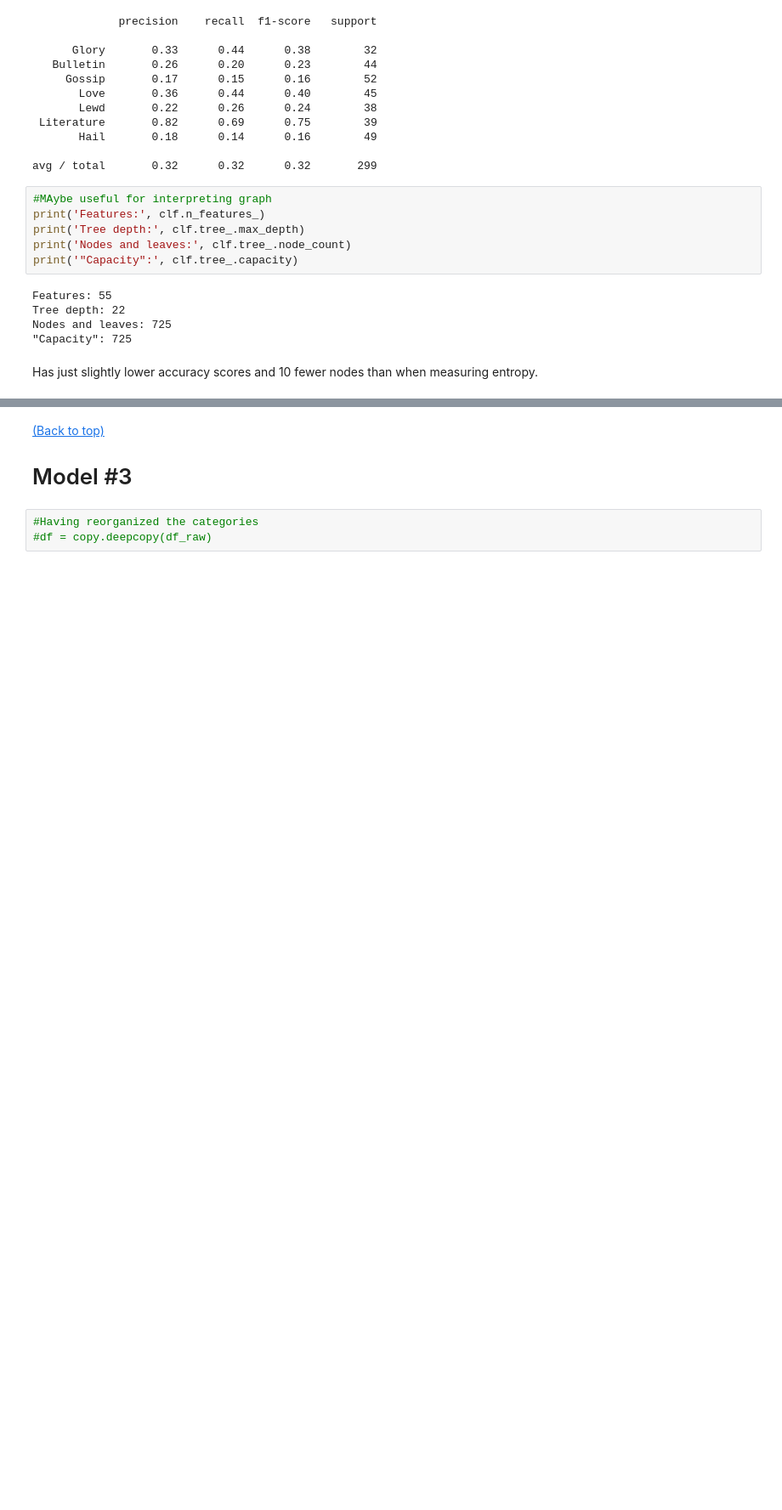
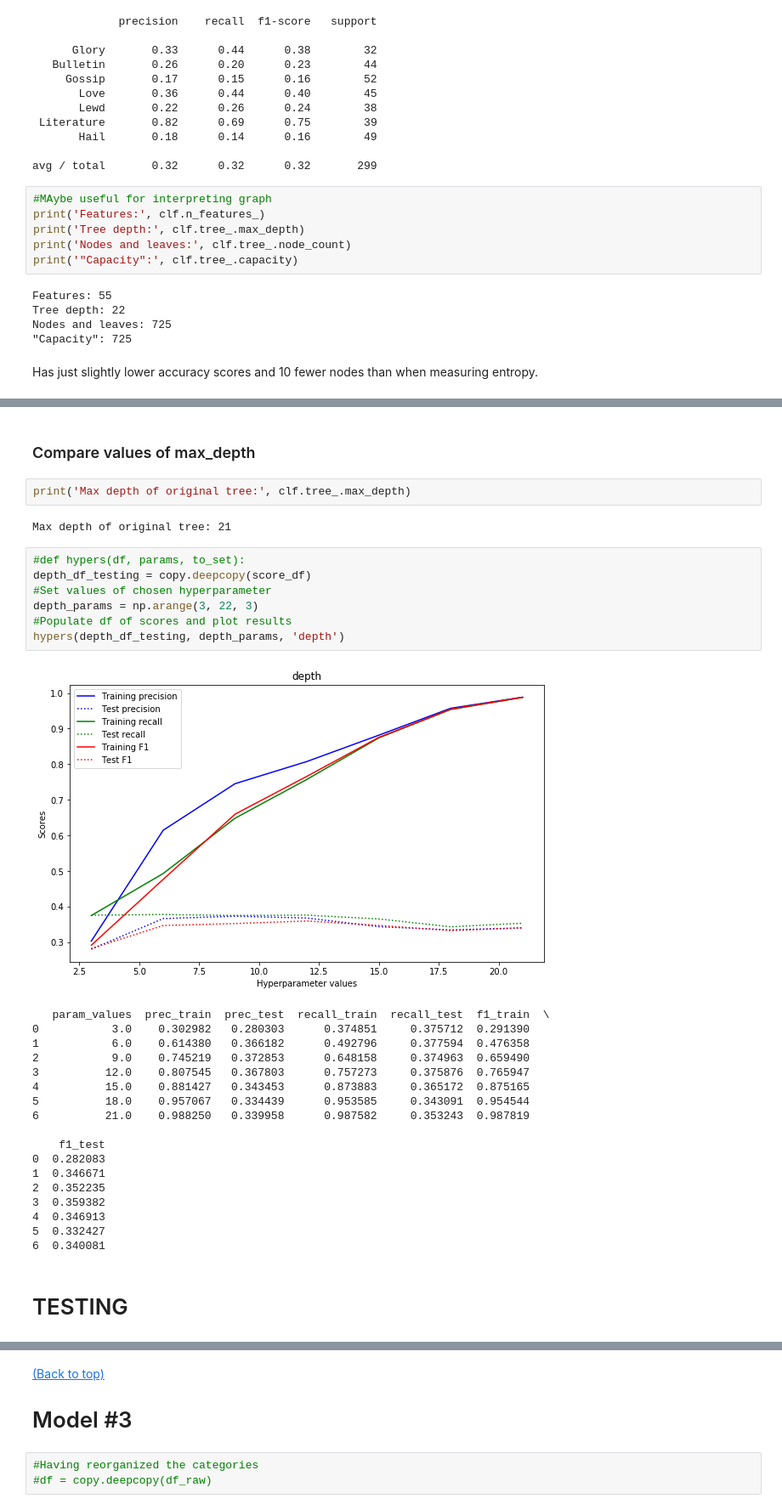
Before and after one commit to ssrosa/cacator_cave_malum, a Jupyter notebook: student.ipynb, the cells around one changed output, grey strips where cells are left out. Shown at 85% size. Saved outputs shown, nothing was run; the diff lists cells and outputs as text; blank space fills up the shorter version.

Commit message:
Modeling. Rebuilt thing for comparing hypers.

```diff
--- a/student.ipynb
+++ b/student.ipynb
@@ -1570,0 +1267,34 @@ def compare_hypers(df, index, X_train, X_test, y_train, y_test,
+# %% [markdown]
+### Compare values of max_depth
+# %%
+print('Max depth of original tree:', clf.tree_.max_depth)
+# %% [output]
+Max depth of original tree: 21
+# %%
+#def hypers(df, params, to_set):
+depth_df_testing = copy.deepcopy(score_df)
+#Set values of chosen hyperparameter
+depth_params = np.arange(3, 22, 3)
+#Populate df of scores and plot results
+hypers(depth_df_testing, depth_params, 'depth')
+# %% [output]
+[figure, added]
+   param_values  prec_train  prec_test  recall_train  recall_test  f1_train  \
+0           3.0    0.302982   0.280303      0.374851     0.375712  0.291390
+1           6.0    0.614380   0.366182      0.492796     0.377594  0.476358
+2           9.0    0.745219   0.372853      0.648158     0.374963  0.659490
+3          12.0    0.807545   0.367803      0.757273     0.375876  0.765947
+4          15.0    0.881427   0.343453      0.873883     0.365172  0.875165
+5          18.0    0.957067   0.334439      0.953585     0.343091  0.954544
+6          21.0    0.988250   0.339958      0.987582     0.353243  0.987819
+
+    f1_test
+0  0.282083
+1  0.346671
+2  0.352235
+3  0.359382
+4  0.346913
+5  0.332427
+6  0.340081
+# %% [markdown]
+# TESTING
```
Also changed, not shown: parts of 77 cells of this notebook, 1 other file.
